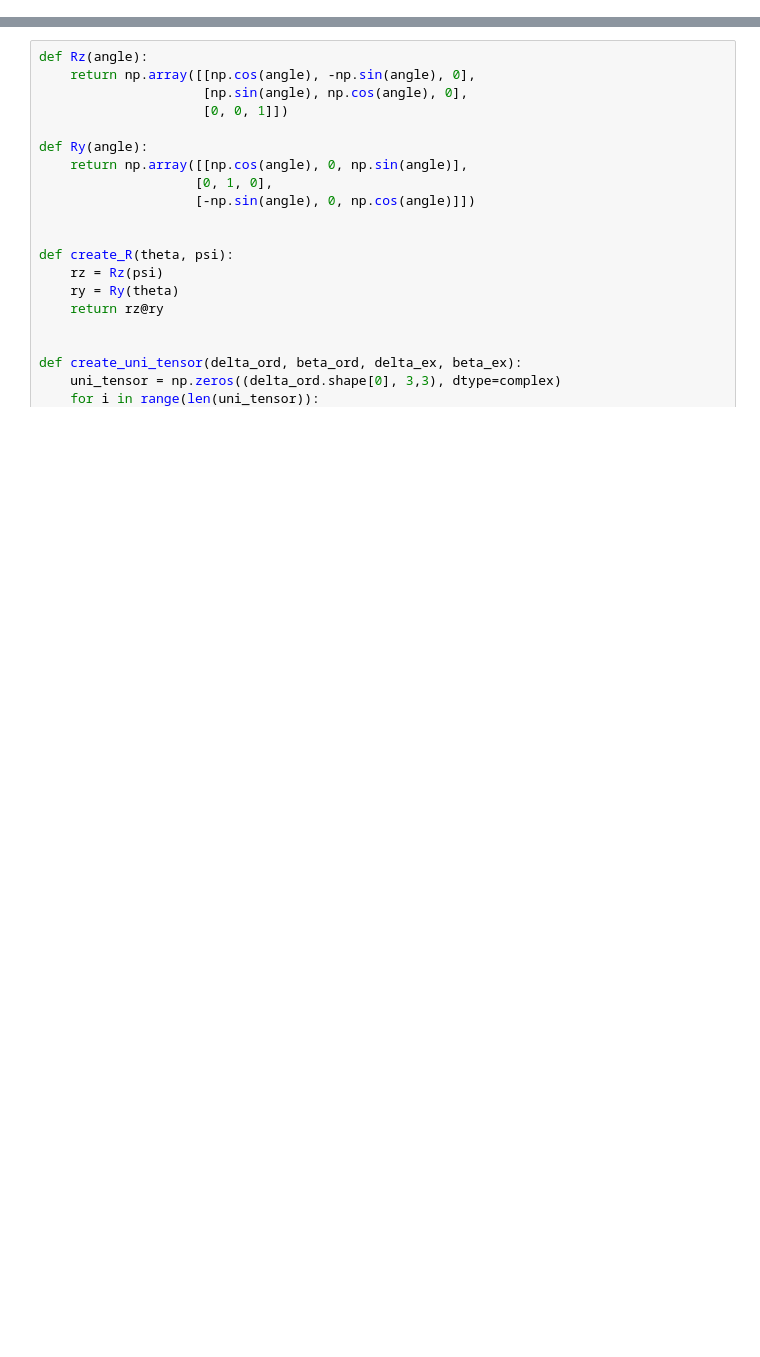
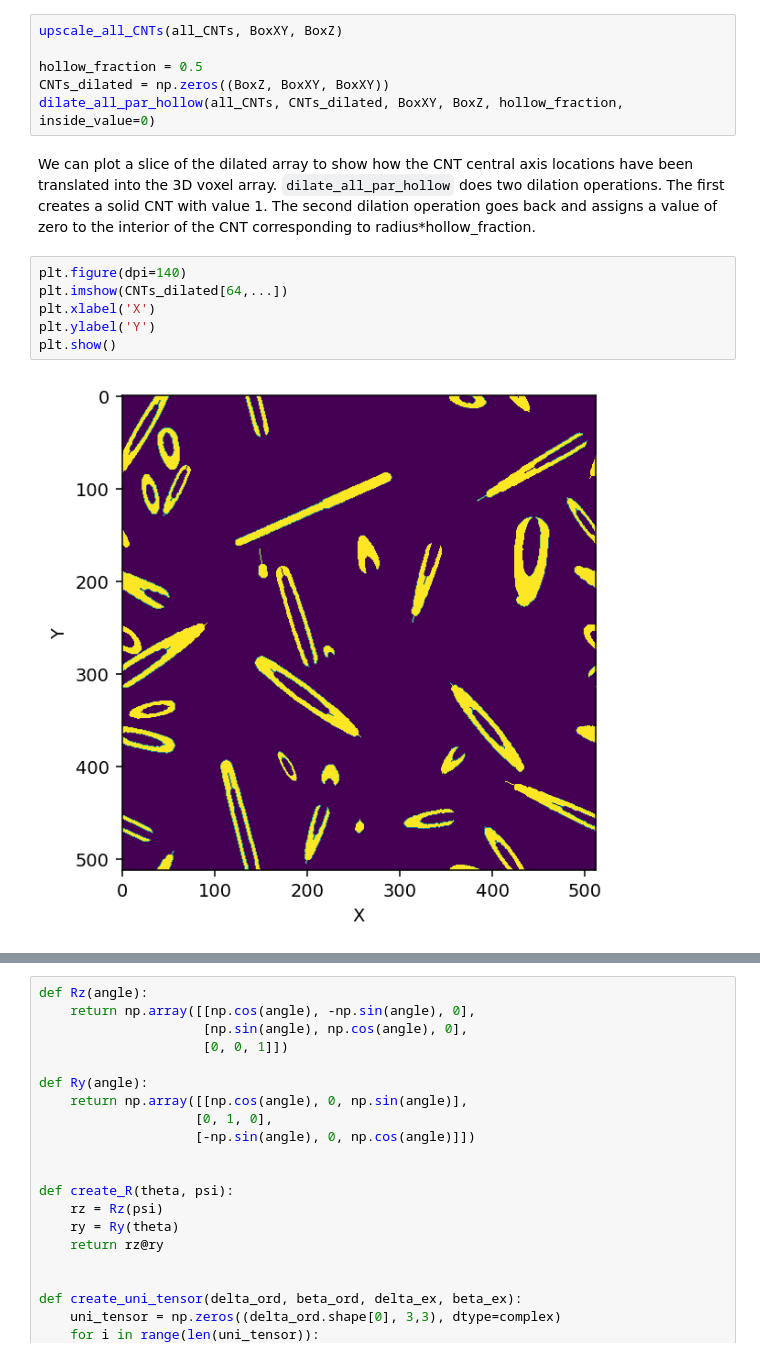
Before and after one commit to usnistgov/NRSS, a Jupyter notebook: src/NRSS_tutorials/MWCNTs/nb3_nrss.ipynb, the cells around one changed output, grey strips where cells are left out. Drawn from its saved outputs; the diff is of its cells as text; blank space fills up the shorter version.

```diff
--- a/src/NRSS_tutorials/MWCNTs/nb3_nrss.ipynb
+++ b/src/NRSS_tutorials/MWCNTs/nb3_nrss.ipynb
@@ -6,0 +86,16 @@ from fiberRSA.fiberRSA import create_all_fiber, upscale_all_fibers, dilate_all_p
+# %%
+upscale_all_CNTs(all_CNTs, BoxXY, BoxZ)
+
+hollow_fraction = 0.5
+CNTs_dilated = np.zeros((BoxZ, BoxXY, BoxXY))
+dilate_all_par_hollow(all_CNTs, CNTs_dilated, BoxXY, BoxZ, hollow_fraction, inside_value=0)
+# %% [markdown]
+We can plot a slice of the dilated array to show how the CNT central axis locations have been translated into the 3D voxel array. `dilate_all_par_hollow` does two dilation operations. The first creates a solid CNT with value 1. The second dilation operation goes back and assigns a value of zero to the interior of the CNT corresponding to radius*hollow_fraction.
+# %%
+plt.figure(dpi=140)
+plt.imshow(CNTs_dilated[64,...])
+plt.xlabel('X')
+plt.ylabel('Y')
+plt.show()
+# %% [output]
+[figure, added]
```
Also changed, not shown: parts of 22 cells of this notebook, 4 other files.
